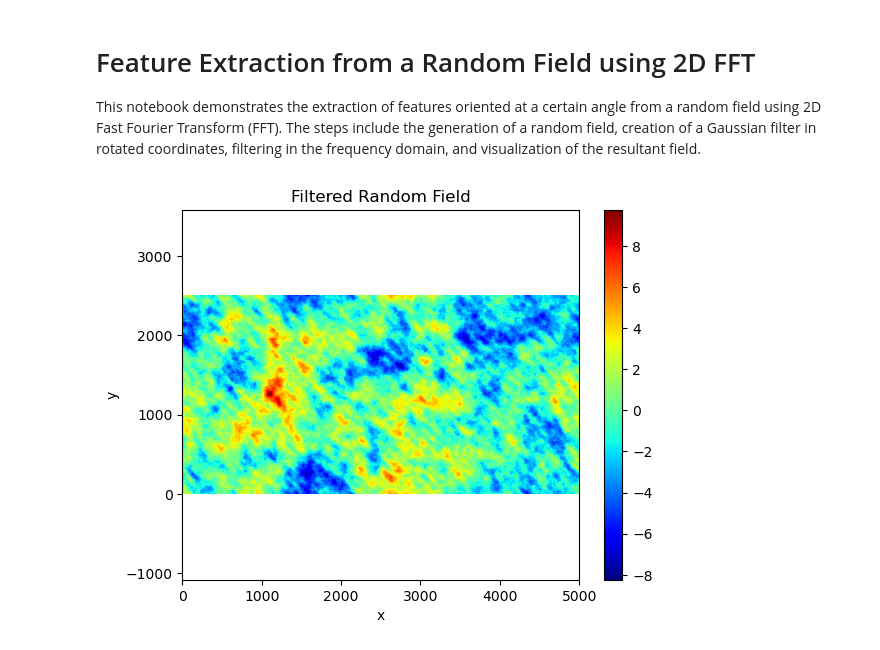
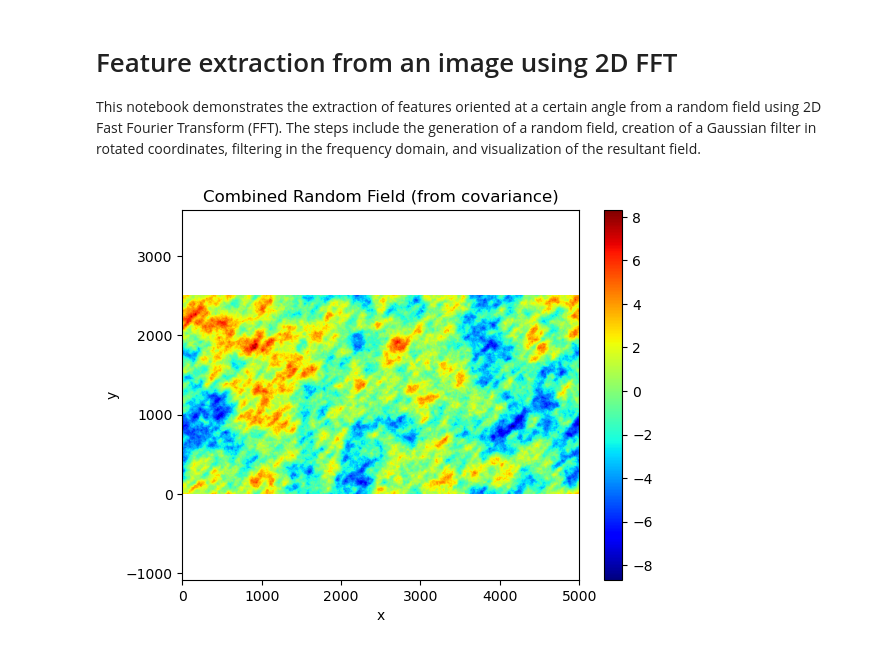
Before and after one commit to 4minakov/practical-data, a Jupyter notebook: Data_Practicals_5.ipynb, the cells around one changed output. Saved outputs shown, nothing was run; the diff lists cells and outputs as text; code cells hidden in the pictures.

```diff
--- a/Data_Practicals_5.ipynb
+++ b/Data_Practicals_5.ipynb
@@ -1,5 +1,5 @@
 # %% [markdown]
-# Feature Extraction from a Random Field using 2D FFT
+# Feature extraction from an image using 2D FFT
 
 This notebook demonstrates the extraction of features oriented at
 a certain angle from a random field using 2D Fast Fourier Transform (FFT).
@@ -29,35 +29,36 @@ m = np.random.randn(nx, ny, nz)
 fm = np.fft.fftn(m)
 
 cx, cy, cz = (nx-1)*dx/2, (ny-1)*dy/2, (nz-1)*dz/2
 
 # Rotation matrix and filter application
-theta = np.pi/4
+theta = -np.pi/4
 R = np.array([[np.cos(theta), -np.sin(theta)],
               [np.sin(theta), np.cos(theta)]])
 
-# Gaussian filter creation and application
+# Gaussian covariance function describing the randoom field
 Nr = np.exp(-np.sqrt((X-cx)**2/Ix**2 + (Y-cy)**2/Ix**2 + (Z-cz)**2/Iz**2))
 
 x1 = R[0,0]*(X-cx) + R[0,1]*(Y-cy)
 y1 = R[1,0]*(X-cx) + R[1,1]*(Y-cy)
 
+# Combination of two random fields one isotropic and one oriented at 45 deg
 Nr = Nr + 0.2*np.exp(-(4*x1**2/Ix**2 + 4*y1**2/Iy**2 + Z**2/Iz**2))
 
 # Fourier transform and filtering
 fNr = np.fft.fftn(Nr)
 fNr = np.sqrt(fNr)
 fm_flt = fm * fNr
 dv = sigma * np.real(np.fft.ifftn(fm_flt))
 
 # Visualization
 v = dv[:,:,0]
 plt.imshow(np.transpose(v), cmap='jet', origin='lower', extent=[x.min(), x.max(), y.min(), y.max()])
 plt.colorbar()
 plt.axis('equal')
-plt.title("Filtered Random Field")
+plt.title("Combined Random Field (from covariance)")
 plt.xlabel("x")
 plt.ylabel("y")
 plt.show()
 # %% [output]
-[figure, old version]
+[figure, new version]
 # %%
```
Also changed, not shown: parts of 6 cells of this notebook.
